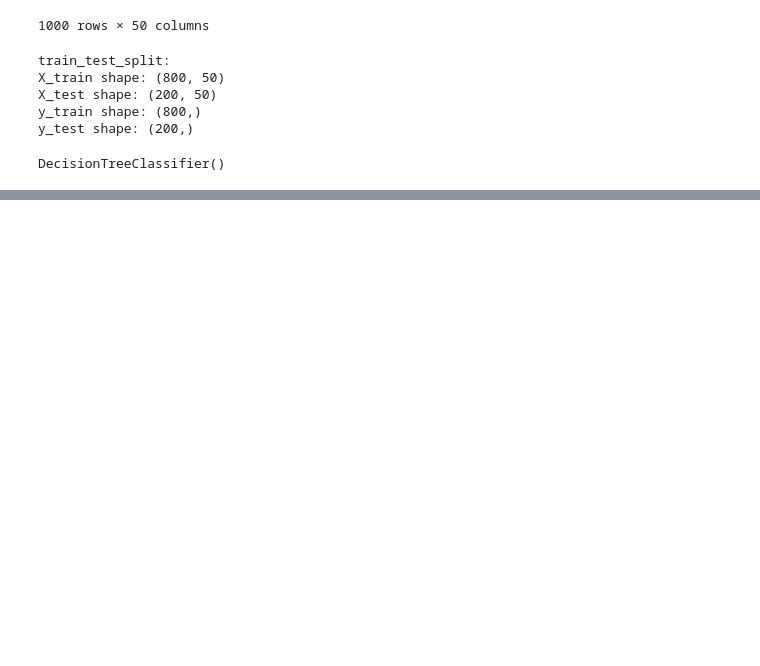
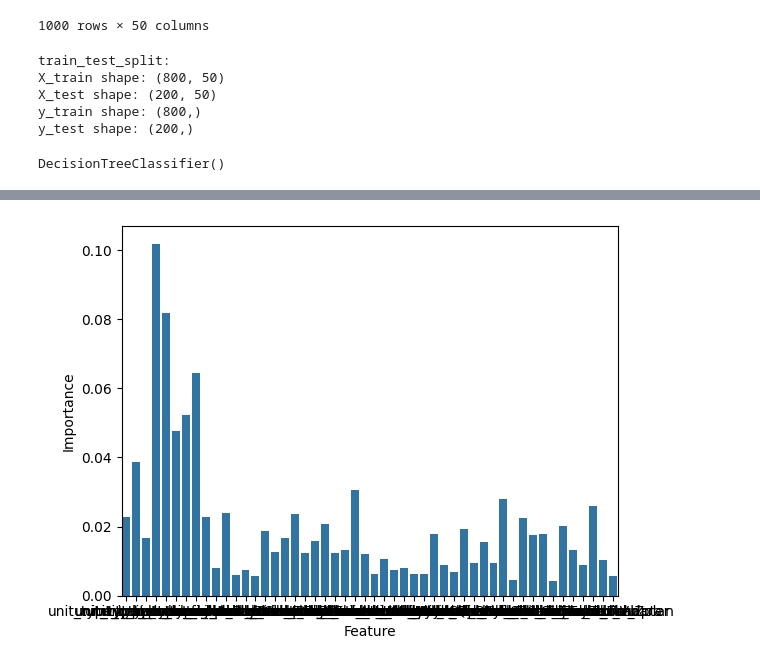
Before and after one commit to mayather/guided_project_3, a Jupyter notebook: trained_model.ipynb, the cells around one changed output, grey strips where cells are left out. Saved outputs shown, nothing was run; the diff lists cells and outputs as text; code cells hidden in the pictures; blank space fills up the shorter version.

```diff
--- a/trained_model.ipynb
+++ b/trained_model.ipynb
@@ -133,0 +155,7 @@ Accuracy: 0.48
+# %%
+# Get feature importances
+importances = clf.feature_importances_
+
+# Create a DataFrame to hold the feature importances
+feature_importances = pd.DataFrame({'Feature': X.columns, 'Importance': importances})
+feature_importances
@@ -133,0 +180,8 @@ Accuracy: 0.48
+# %%
+# Create Bar Plot
+plot = sns.barplot(
+    data= feature_importances,
+    x= 'Feature',
+    y= 'Importance')
+# %% [output]
+[figure, added]
```
Also changed, not shown: parts of 10 cells of this notebook, 1 other file.
